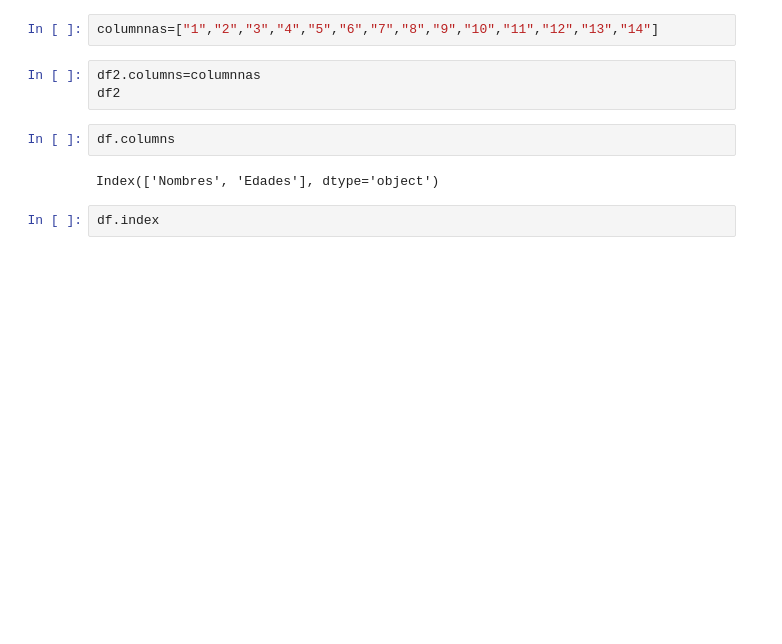
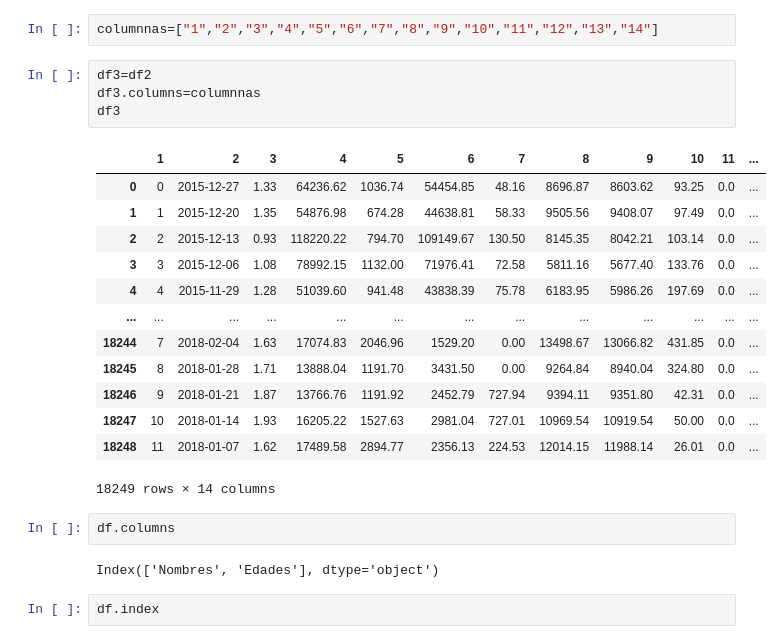
Before and after one commit to plpcollado/Laboratorio_A01664621, a Jupyter notebook: TC1002S/TC1002S.ipynb, the cells around one changed output. Drawn from its saved outputs; the diff is of its cells as text; blank space fills up the shorter version.

```diff
--- a/TC1002S/TC1002S.ipynb
+++ b/TC1002S/TC1002S.ipynb
@@ -179,8 +186,23 @@ df2.tail()
 # %%
 columnnas=["1","2","3","4","5","6","7","8","9","10","11","12","13","14"]
-# %%
-df2.columns=columnnas
-df2
+# %%
+df3=df2
+df3.columns=columnnas
+df3
+# %% [output]
+|  | 1 | 2 | 3 | 4 | 5 | 6 | 7 | 8 | 9 | 10 | 11 | ... |
+| 0 | 0 | 2015-12-27 | 1.33 | 64236.62 | 1036.74 | 54454.85 | 48.16 | 8696.87 | 8603.62 | 93.25 | 0.0 | ... |
+| 1 | 1 | 2015-12-20 | 1.35 | 54876.98 | 674.28 | 44638.81 | 58.33 | 9505.56 | 9408.07 | 97.49 | 0.0 | ... |
+| 2 | 2 | 2015-12-13 | 0.93 | 118220.22 | 794.70 | 109149.67 | 130.50 | 8145.35 | 8042.21 | 103.14 | 0.0 | ... |
+| 3 | 3 | 2015-12-06 | 1.08 | 78992.15 | 1132.00 | 71976.41 | 72.58 | 5811.16 | 5677.40 | 133.76 | 0.0 | ... |
+| 4 | 4 | 2015-11-29 | 1.28 | 51039.60 | 941.48 | 43838.39 | 75.78 | 6183.95 | 5986.26 | 197.69 | 0.0 | ... |
+| ... | ... | ... | ... | ... | ... | ... | ... | ... | ... | ... | ... | ... |
+| 18244 | 7 | 2018-02-04 | 1.63 | 17074.83 | 2046.96 | 1529.20 | 0.00 | 13498.67 | 13066.82 | 431.85 | 0.0 | ... |
+| 18245 | 8 | 2018-01-28 | 1.71 | 13888.04 | 1191.70 | 3431.50 | 0.00 | 9264.84 | 8940.04 | 324.80 | 0.0 | ... |
+| 18246 | 9 | 2018-01-21 | 1.87 | 13766.76 | 1191.92 | 2452.79 | 727.94 | 9394.11 | 9351.80 | 42.31 | 0.0 | ... |
+| 18247 | 10 | 2018-01-14 | 1.93 | 16205.22 | 1527.63 | 2981.04 | 727.01 | 10969.54 | 10919.54 | 50.00 | 0.0 | ... |
+| 18248 | 11 | 2018-01-07 | 1.62 | 17489.58 | 2894.77 | 2356.13 | 224.53 | 12014.15 | 11988.14 | 26.01 | 0.0 | ... |
+18249 rows × 14 columns
 # %%
 df.columns
 # %% [output]
```
Also changed, not shown: parts of 6 cells of this notebook, 1 other file.
